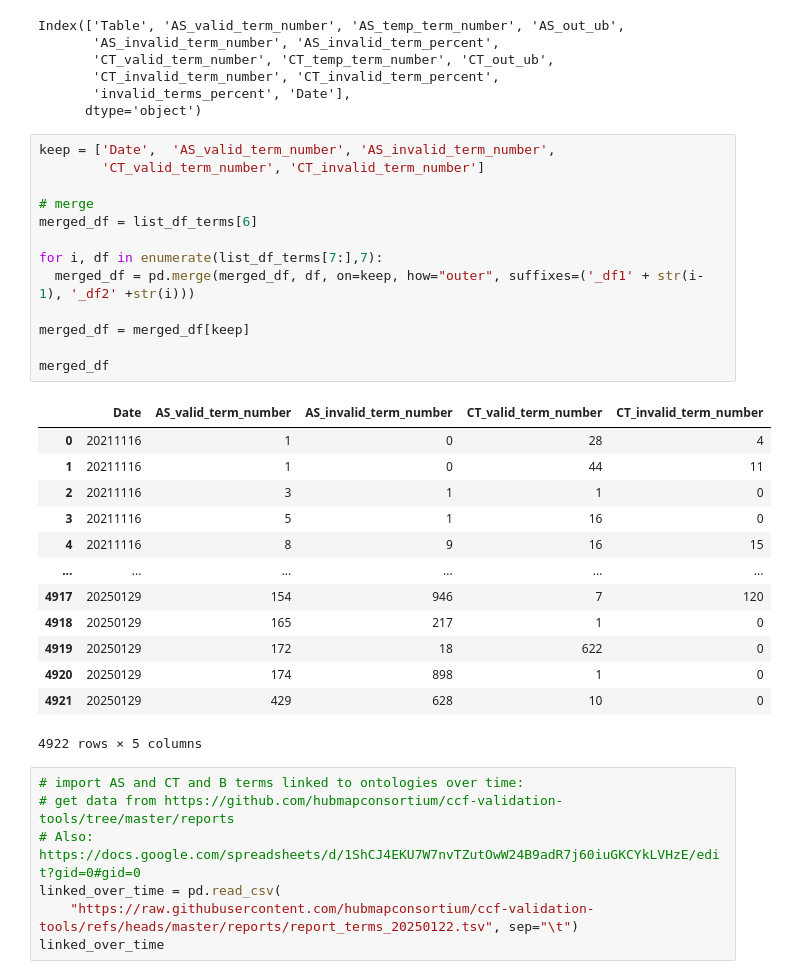
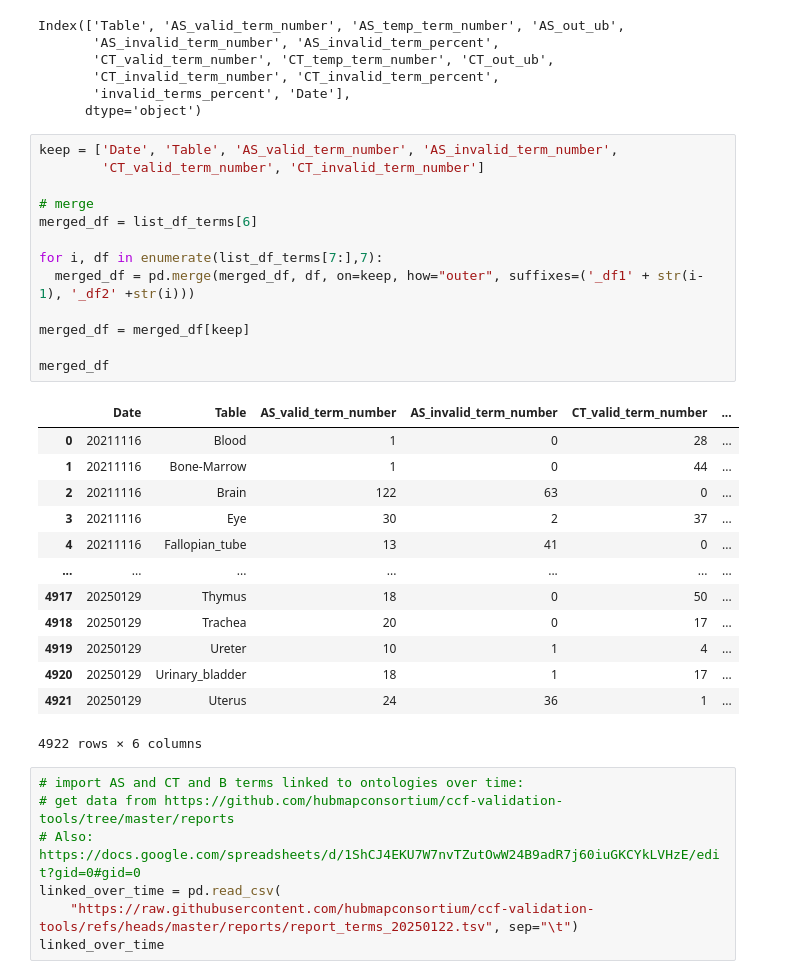
Before and after one commit to cns-iu/hra-kg-supporting-information, a Jupyter notebook: notebooks/hra-kg-technical-validation.ipynb, the cells around one changed output. Cells and saved outputs as stored; diff of their text form.

```diff
--- a/notebooks/hra-kg-technical-validation.ipynb
+++ b/notebooks/hra-kg-technical-validation.ipynb
@@ -311,32 +308,32 @@ Index(['Table', 'AS_valid_term_number', 'AS_temp_term_number', 'AS_out_ub',
        'invalid_terms_percent', 'Date'],
       dtype='object')
 # %%
-keep = ['Date',  'AS_valid_term_number', 'AS_invalid_term_number',
+keep = ['Date', 'Table', 'AS_valid_term_number', 'AS_invalid_term_number',
         'CT_valid_term_number', 'CT_invalid_term_number']
 
 # merge
 merged_df = list_df_terms[6]
 
 for i, df in enumerate(list_df_terms[7:],7):
   merged_df = pd.merge(merged_df, df, on=keep, how="outer", suffixes=('_df1' + str(i-1), '_df2' +str(i)))
 
 merged_df = merged_df[keep]
 
 merged_df
 # %% [output]
-|  | Date | AS_valid_term_number | AS_invalid_term_number | CT_valid_term_number | CT_invalid_term_number |
-| 0 | 20211116 | 1 | 0 | 28 | 4 |
-| 1 | 20211116 | 1 | 0 | 44 | 11 |
-| 2 | 20211116 | 3 | 1 | 1 | 0 |
-| 3 | 20211116 | 5 | 1 | 16 | 0 |
-| 4 | 20211116 | 8 | 9 | 16 | 15 |
-| ... | ... | ... | ... | ... | ... |
-| 4917 | 20250129 | 154 | 946 | 7 | 120 |
-| 4918 | 20250129 | 165 | 217 | 1 | 0 |
-| 4919 | 20250129 | 172 | 18 | 622 | 0 |
-| 4920 | 20250129 | 174 | 898 | 1 | 0 |
-| 4921 | 20250129 | 429 | 628 | 10 | 0 |
+|  | Date | Table | AS_valid_term_number | AS_invalid_term_number | CT_valid_term_number | ... |
+| 0 | 20211116 | Blood | 1 | 0 | 28 | ... |
+| 1 | 20211116 | Bone-Marrow | 1 | 0 | 44 | ... |
+| 2 | 20211116 | Brain | 122 | 63 | 0 | ... |
+| 3 | 20211116 | Eye | 30 | 2 | 37 | ... |
+| 4 | 20211116 | Fallopian_tube | 13 | 41 | 0 | ... |
+| ... | ... | ... | ... | ... | ... | ... |
+| 4917 | 20250129 | Thymus | 18 | 0 | 50 | ... |
+| 4918 | 20250129 | Trachea | 20 | 0 | 17 | ... |
+| 4919 | 20250129 | Ureter | 10 | 1 | 4 | ... |
+| 4920 | 20250129 | Urinary_bladder | 18 | 1 | 17 | ... |
+| 4921 | 20250129 | Uterus | 24 | 36 | 1 | ... |
-4922 rows × 5 columns
+4922 rows × 6 columns
 # %%
 # import AS and CT and B terms linked to ontologies over time:
 # get data from https://github.com/hubmapconsortium/ccf-validation-tools/tree/master/reports
```
Also changed, not shown: parts of 8 cells of this notebook.
